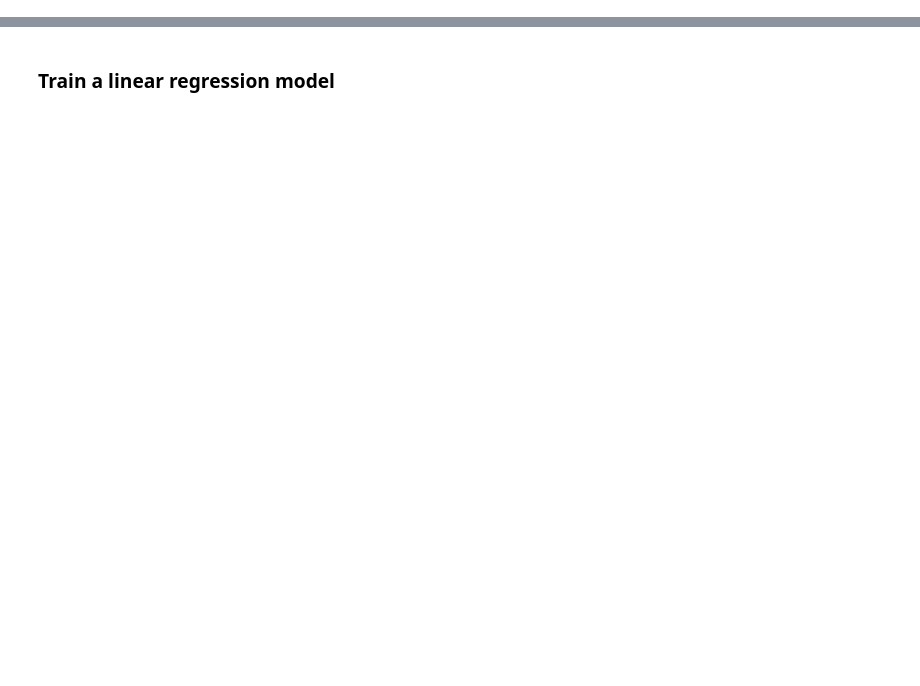
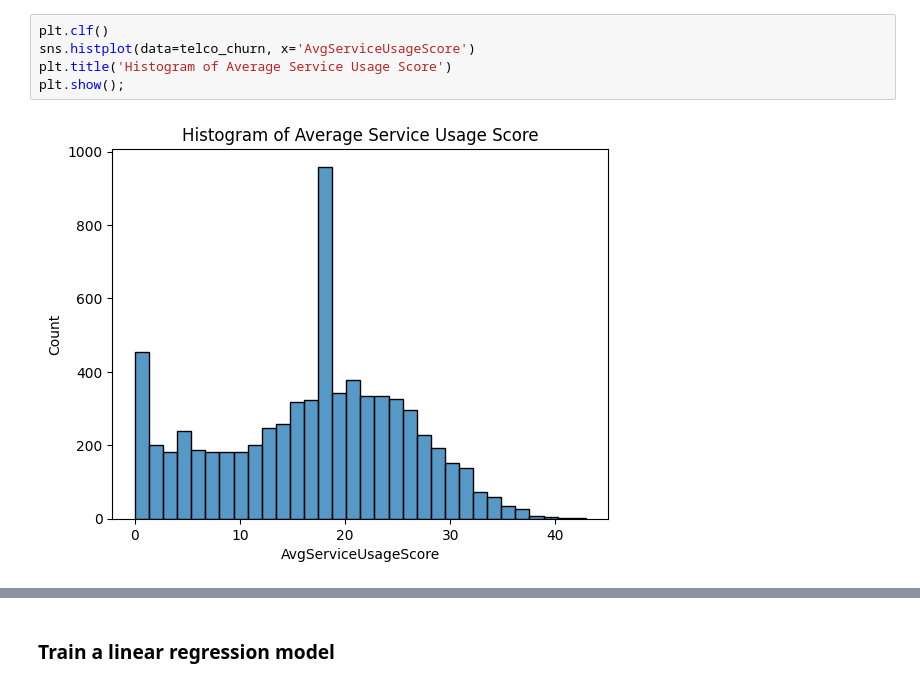
Before and after one commit to ismayc/oreilly-ml-for-data-analytics-with-python, a Jupyter notebook: exercises_solutions.ipynb, the cells around one changed output, grey strips where cells are left out. Cells and saved outputs as stored; diff of their text form; blank space fills up the shorter version.

```diff
--- a/exercises_solutions.ipynb
+++ b/exercises_solutions.ipynb
@@ -251,0 +227,7 @@ X_train, X_val, y_train, y_val = train_test_split(
+# %%
+plt.clf()
+sns.histplot(data=telco_churn, x='AvgServiceUsageScore')
+plt.title('Histogram of Average Service Usage Score')
+plt.show();
+# %% [output]
+[figure, added]
```
Also changed, not shown: parts of 121 cells of this notebook, 40 other files.
